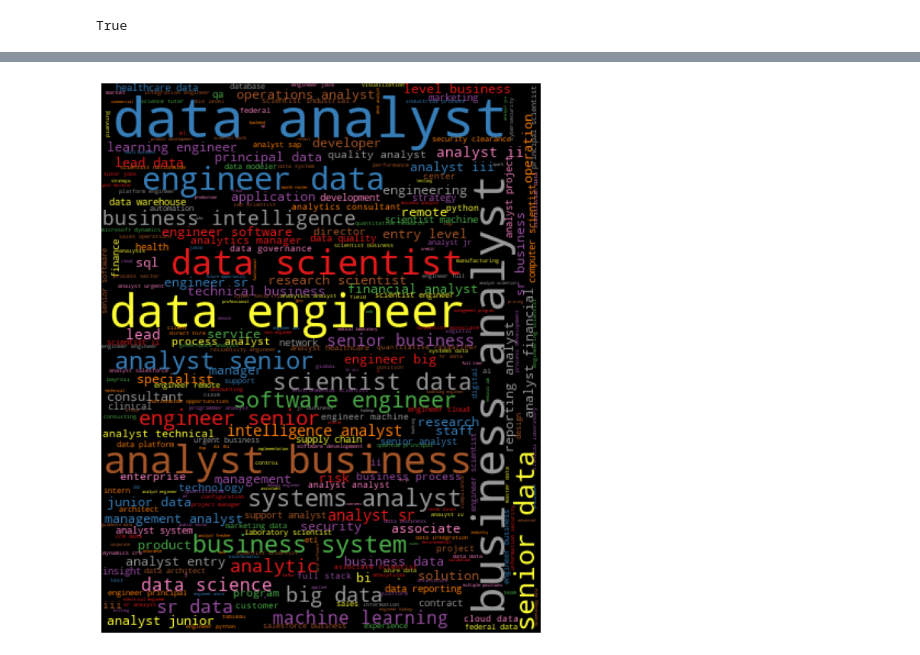
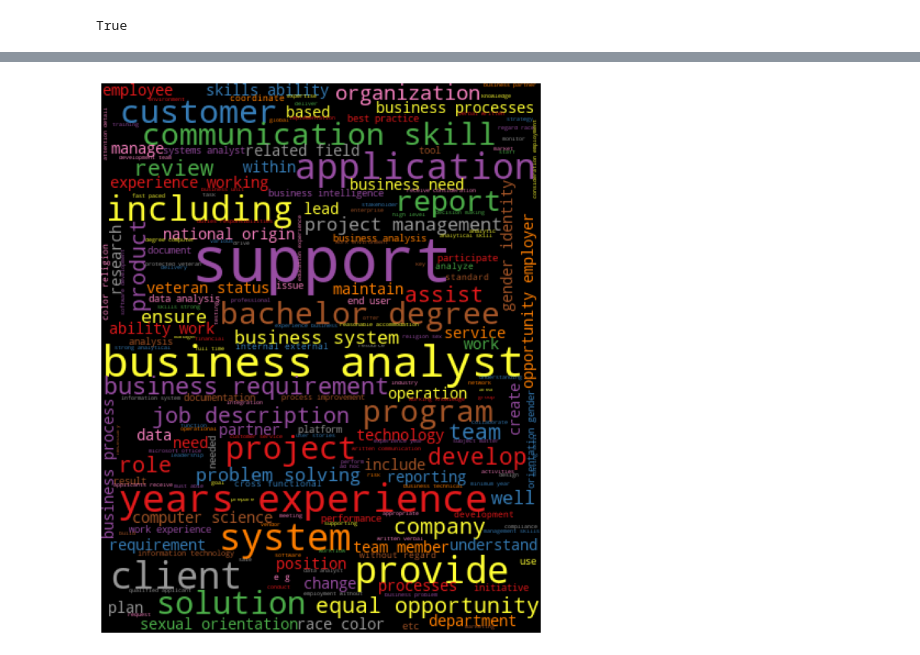
Before and after one commit to DANIEL20625/homework, a Jupyter notebook: homework.ipynb, the cells around one changed output, grey strips where cells are left out. Cells and saved outputs as stored; diff of their text form; code cells hidden in the pictures.

```diff
--- a/homework.ipynb
+++ b/homework.ipynb
@@ -249,3 +259,4 @@ ALL_Data['State'] = ALL_Data['State'].str.replace('United Kingdom','UK')
 # %%
-sb.countplot(y='State', data=ALL_Data).set_title("Number of job offers by State")
+plt.rcParams["figure.figsize"] = (30,10)
+sb.countplot(y='State',hue = "data_job", data=ALL_Data).set_title("Number of data_job offers by State")
 # %% [output]
@@ -254,8 +265,3 @@ Text(0.5, 1.0, 'Number of job offers by State')
 # %%
 ALL_Data.drop(['Headquarters'],axis=1,inplace=True)
 ALL_Data.head(5)
-# %%
-plt.rcParams["figure.figsize"] = (20,5)
-fig, ax =plt.subplots(1,2)
-sb.boxplot(x='State',y='Rating',data=ALL_Data,ax=ax[0]).set_title("Distribution of Ratings by State")
-sb.boxplot(x='State',y='AverageSalary',data=ALL_Data,ax=ax[1]).set_title("Distribution of AverageSalary by State")
@@ -272,8 +277,6 @@ Text(0.5, 1.0, 'Number of job offers by Sector')
 # %%
-plt.rcParams["figure.figsize"] = (10,10)
+plt.rcParams["figure.figsize"] = (30,10)
 plus100 = ALL_Data['Sector'].map(ALL_Data['Sector'].value_counts()) > 100 # More than 100 job offers
-fig, ax = plt.subplots(2,1)
-sb.boxplot(y='Sector',x='Rating',data=ALL_Data[plus100],ax=ax[0]).set_title("Distribution of Ratings by Sector")
-sb.boxplot(y='Sector',x='AverageSalary',data=ALL_Data[plus100],ax=ax[1]).set_title("Distribution of AverageSalary by Sector")
+sb.boxplot(x='Sector',y='AverageSalary',hue="data_job",data=ALL_Data[plus100]).set_title("Distribution of AverageSalary by Sector")
 # %% [output]
 Text(0.5, 1.0, 'Distribution of AverageSalary by Sector')
@@ -307,8 +305,8 @@ def get_wordcloud(series): #simple function to tokenize and plot a said column
             if token not in stopWords:
                 word_cloud += ''.join(token) + ' '
 
-    wordcloud = WordCloud(height=500,margin=0,max_words=300,
-                          colormap='Set1').generate(word_cloud)
+    wordcloud = WordCloud(height=500,margin=0,max_words=200,
+                          colormap='Set1',relative_scaling =0.7).generate(word_cloud)
     plt.imshow(wordcloud)
     plt.axis("off")
     plt.tight_layout(pad = 0)
@@ -315,6 +336,6 @@ def get_wordcloud(series): #simple function to tokenize and plot a said column
 # %%
-job_titles = ALL_Data['Job Title'].apply(lambda x: x.lower())
-
+job_titles = ALL_Data['Job Description'][ALL_Data['data_job'] == "BusinessAnalyst"].apply(lambda x: x.lower())
 get_wordcloud(job_titles)
+#communication skill
 # %% [output]
-[figure, old version]
+[figure, new version]
```
Also changed, not shown: parts of 28 cells of this notebook.
